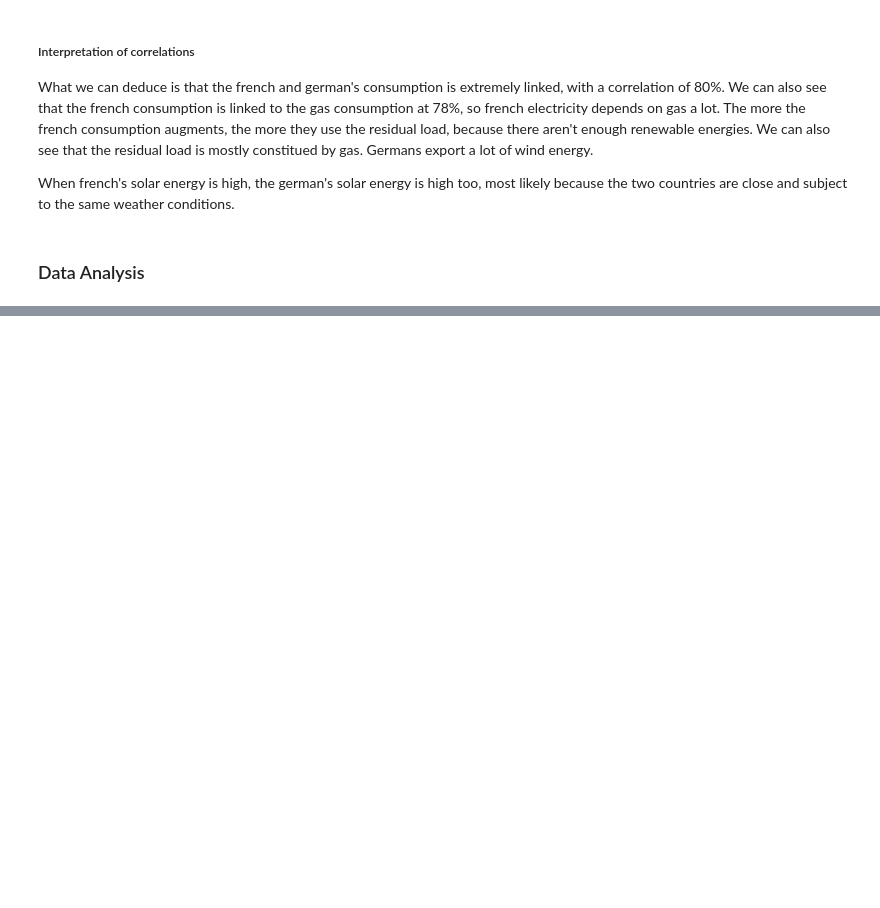
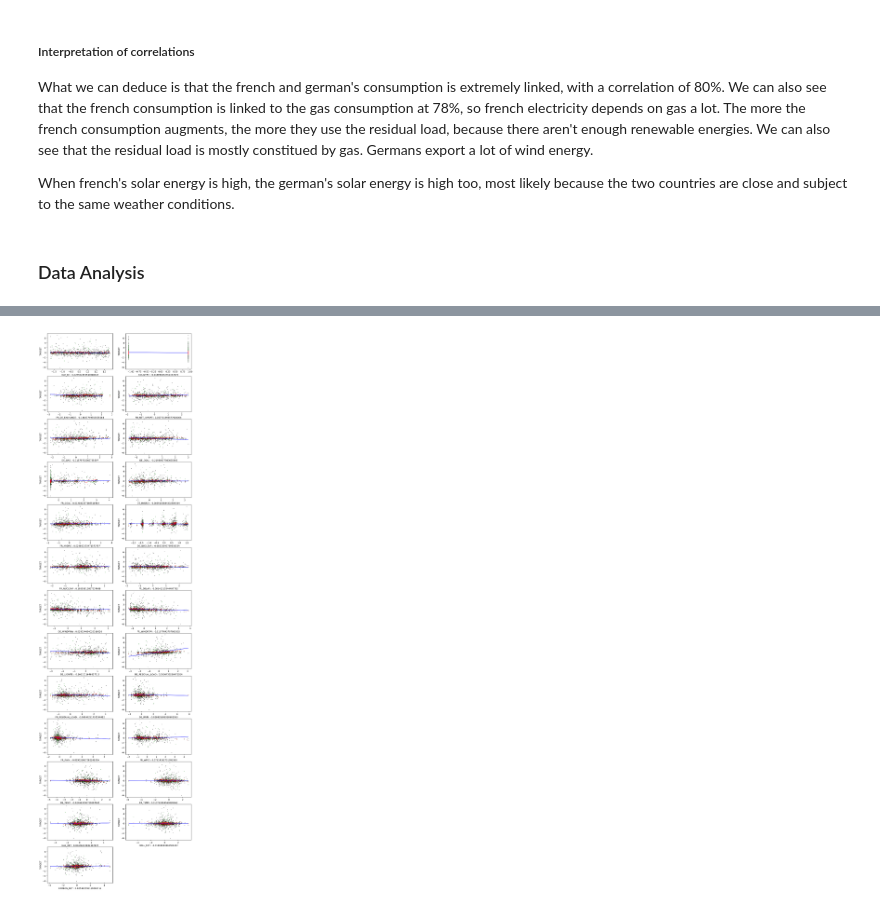
Before and after one commit to Blyzi/electricity-price-machine-learning, a Jupyter notebook: main.ipynb, the cells around one changed output, grey strips where cells are left out. Drawn from its saved outputs; the diff is of its cells as text; code cells hidden in the pictures; blank space fills up the shorter version.

Commit message:
Linear regression

```diff
--- a/main.ipynb
+++ b/main.ipynb
@@ -125,11 +152,12 @@ plt.show()
 # Print each column correlation with each other
 treashold = 0.75
 variable_seen = []
-
+highest_correlation = []
 for i in df.columns:
     for j in df.columns:
         if (i, j) not in variable_seen:
             variable_seen += [(j, i)]
             if i != j and df[i].corr(df[j]) > treashold or df[i].corr(df[j]) < -treashold :
                 print("{:>20} <---> {:<20} :  {}".format(i, j, df[i].corr(df[j])))
+                highest_correlation.append(i)
 # %% [output]
@@ -154,6 +181,10 @@ The more the french consumption augments, the more they use the residual load, b
 Germans export a lot of wind energy.
 
 When french's solar energy is high, the german's solar energy is high too, most likely because the two countries are close and subject to the same weather conditions.
+# %%
+# Delete columns with high correlation
+
+df = df.drop(highest_correlation, axis=1)
 # %% [markdown]
 ### Data Analysis
 # %%
@@ -195,0 +232,33 @@ KeyError: "['TARGET'] not found in axis"
+# %%
+# Plot the linear regression affine function
+plt.figure(figsize=(12,64))
+
+for i, j in enumerate(X.columns):
+
+    plt.subplot(18,2, i+1)
+    plt.scatter(X_train[j], y_train,  color='black', s=0.8)
+
+    plt.scatter(X_test[j], y_test,  color='green', s=0.8)
+    plt.scatter(X_test[j], y_pred,  color='red', s=0.8)
+
+    plt.plot(X_train[j], reg.coef_[i] * X_train[j] + reg.intercept_, color='blue', linewidth=1)
+
+    plt.xlabel(j + " : " + str(reg.coef_[i]))
+    plt.ylabel("TARGET")
+
+    # Show the coefficient of the linear regression
+
+
+    # Plot line from linear regression coefficients
+
+
+
+
+
+
+
+# plt.scatter(X_test['FR_NET_EXPORT'], y_test,  color='black')
+# plt.plot(X_test['FR_NET_EXPORT'], y_pred, color='blue', linewidth=1)
+# plt.show()
+# %% [output]
+[figure, added]
```
Also changed, not shown: parts of 10 cells of this notebook.
